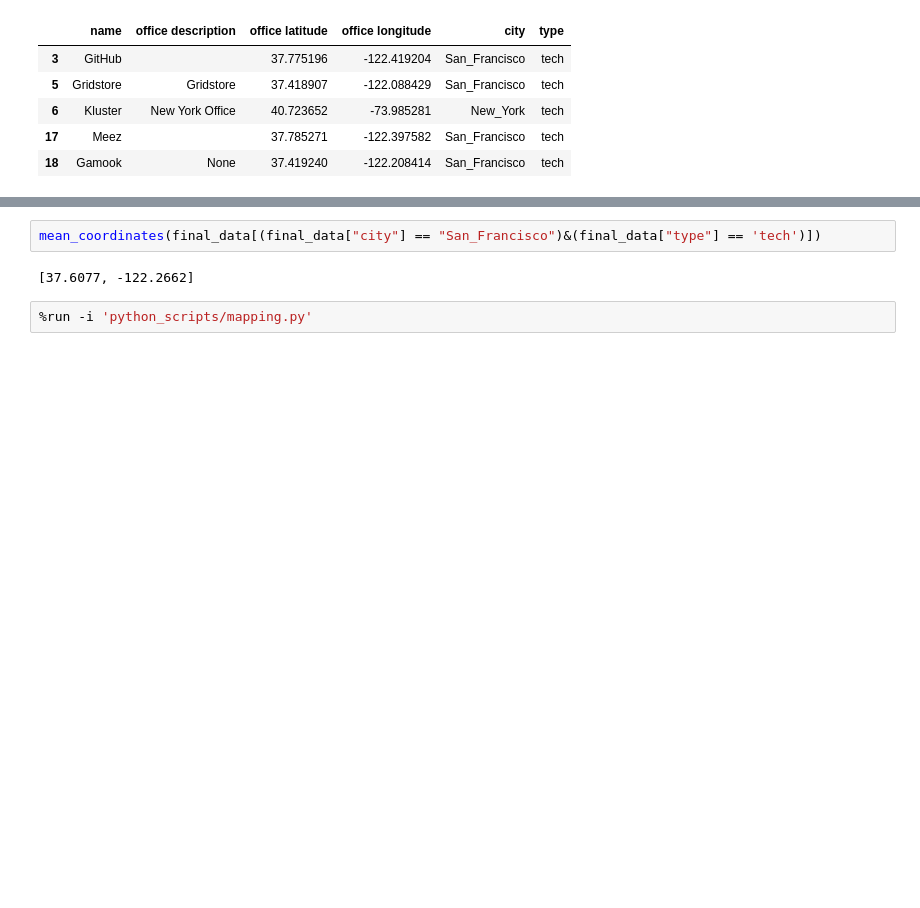
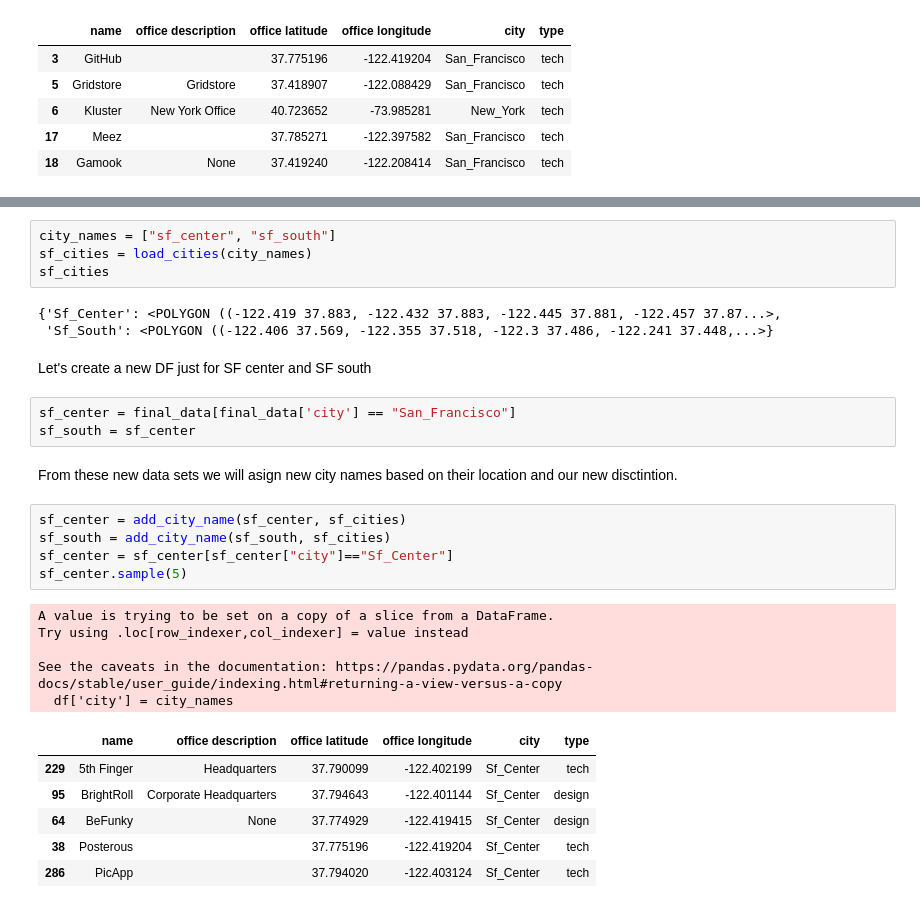
Before and after one commit to castrokike/project-III-geospatial-data, a Jupyter notebook: Analysis.ipynb, the cells around one changed output, grey strips where cells are left out. Cells and saved outputs as stored; diff of their text form; blank space fills up the shorter version.

```diff
--- a/Analysis.ipynb
+++ b/Analysis.ipynb
@@ -160,6 +177,31 @@ Lets focus on San francisco since it is the city with the most tech companies.
+# %%
+city_names = ["sf_center", "sf_south"]
+sf_cities = load_cities(city_names)
+sf_cities
+# %% [output]
+{'Sf_Center': <POLYGON ((-122.419 37.883, -122.432 37.883, -122.445 37.881, -122.457 37.87...>,
+ 'Sf_South': <POLYGON ((-122.406 37.569, -122.355 37.518, -122.3 37.486, -122.241 37.448,...>}
+# %% [markdown]
+Let's create a new DF just for SF center and SF south
 # %%
-mean_coordinates(final_data[(final_data["city"] == "San_Francisco")&(final_data["type"] == 'tech')])
+sf_center = final_data[final_data['city'] == "San_Francisco"]
+sf_south = sf_center
-# %% [output]
-[37.6077, -122.2662]
-# %%
-%run -i 'python_scripts/mapping.py'
+# %% [markdown]
+From these new data sets we will asign new city names based on their location and our new disctintion.
+# %%
+sf_center = add_city_name(sf_center, sf_cities)
+sf_south = add_city_name(sf_south, sf_cities)
+sf_center = sf_center[sf_center["city"]=="Sf_Center"]
+sf_center.sample(5)
+# %% [output]
+A value is trying to be set on a copy of a slice from a DataFrame.
+Try using .loc[row_indexer,col_indexer] = value instead
+
+See the caveats in the documentation: https://pandas.pydata.org/pandas-docs/stable/user_guide/indexing.html#returning-a-view-versus-a-copy
+  df['city'] = city_names
+|  | name | office description | office latitude | office longitude | city | type |
+| 229 | 5th Finger | Headquarters | 37.790099 | -122.402199 | Sf_Center | tech |
+| 95 | BrightRoll | Corporate Headquarters | 37.794643 | -122.401144 | Sf_Center | design |
+| 64 | BeFunky | None | 37.774929 | -122.419415 | Sf_Center | design |
+| 38 | Posterous |  | 37.775196 | -122.419204 | Sf_Center | tech |
+| 286 | PicApp |  | 37.794020 | -122.403124 | Sf_Center | tech |
```
Also changed, not shown: parts of 13 cells of this notebook, 1 other file.
